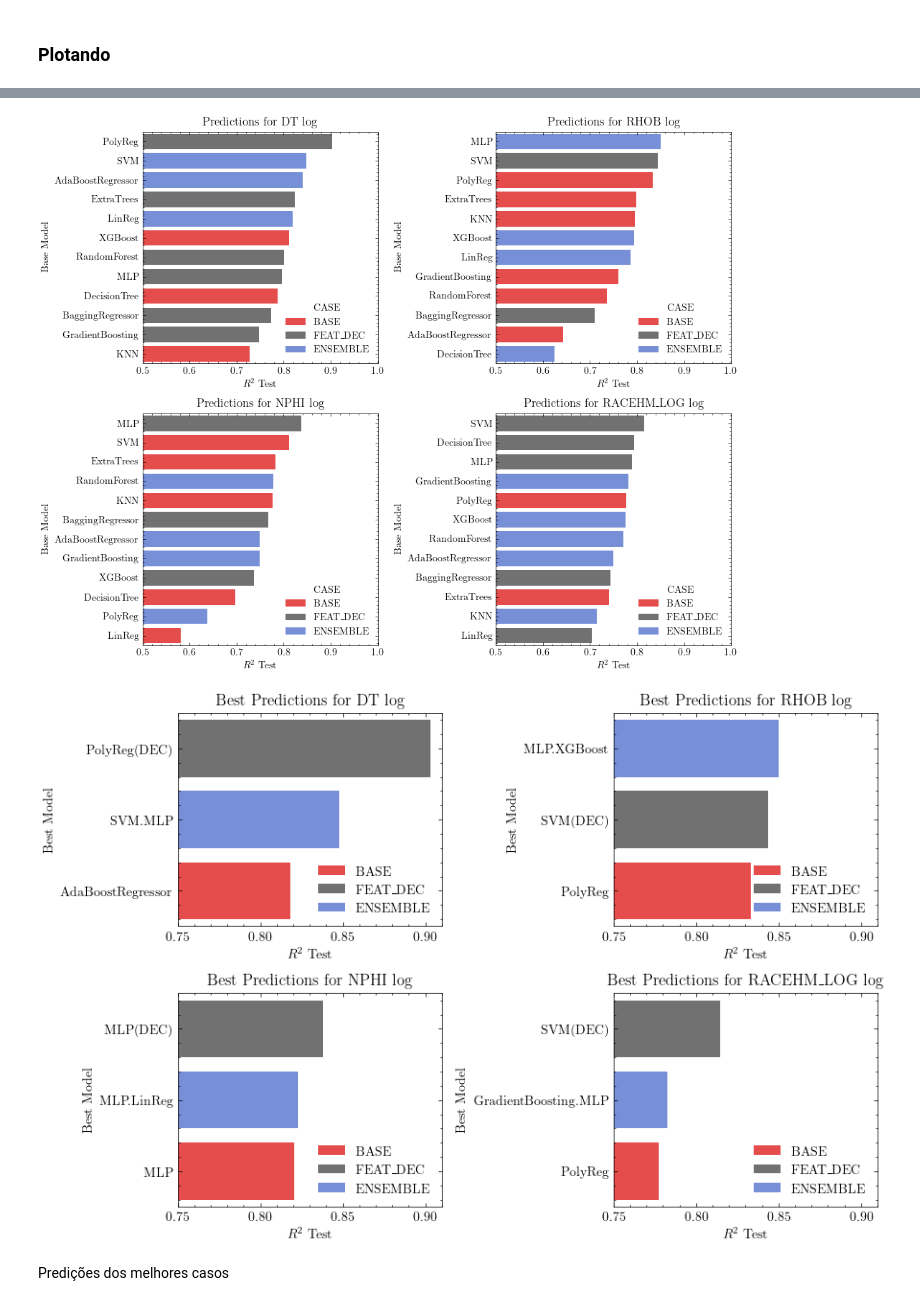
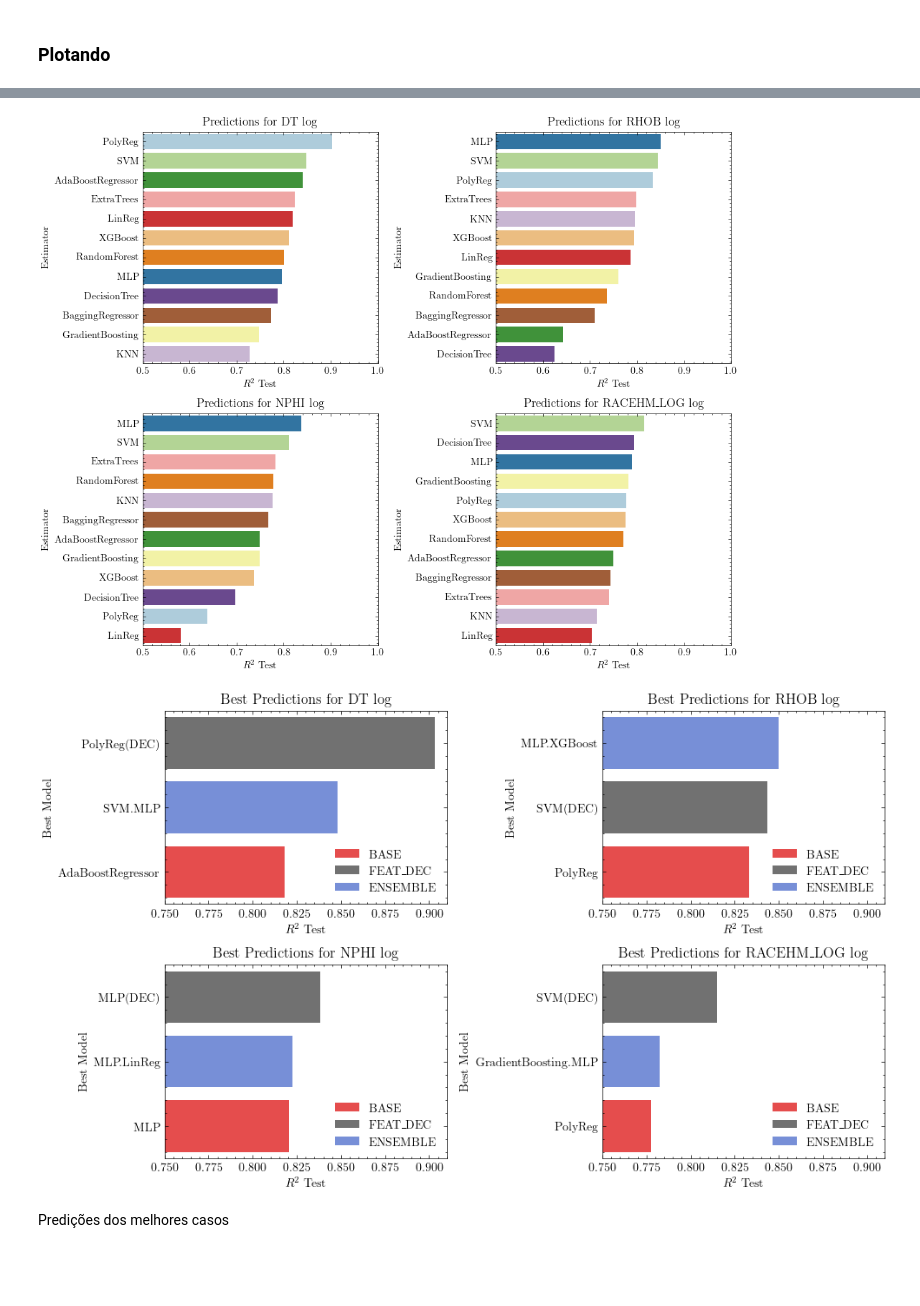
Before and after one commit to felipecostapereira/SYSID_well_logs, a Jupyter notebook: posproc_science_plots.ipynb, the cells around one changed output, grey strips where cells are left out. Cells and saved outputs as stored; diff of their text form; code cells hidden in the pictures; blank space fills up the shorter version.

```diff
--- a/posproc_science_plots.ipynb
+++ b/posproc_science_plots.ipynb
@@ -173,7 +173,7 @@ df_sum_class
 # %% [markdown]
 Sumarização por modelo
 # %%
-df_sum_model = df_results.drop_duplicates(subset=['BASE_MODEL', 'OUT'])
+df_sum_model = df_results.drop_duplicates(subset=['ESTIMATOR', 'OUT'])
 df_sum_model = df_sum_model.sort_values(['OUT','R2_TE'], ascending=False).reset_index(drop=True)
 df_sum_model
 # %% [output]
@@ -197,7 +197,9 @@ df_sum_model
 # %% [markdown]
 ### Plotando
 # %%
-dfbest = df_results.sort_values(['OUT','R2_TE'], ascending=False).reset_index(drop=True).groupby('OUT')
-dfbest = dfbest.head(12)
+# dfbest = df_results.sort_values(['OUT','R2_TE'], ascending=False).reset_index(drop=True).groupby('OUT')
+# dfbest = df_results.sort_values(['OUT','R2_TE'], ascending=False).reset_index(drop=True).groupby(['CASE','OUT'])
+dfbest = df_results.sort_values(['OUT','R2_TE'], ascending=False).reset_index(drop=True).groupby(['CASE','OUT'])
+dfbest = dfbest.head(5)
 dfbest
 # %% [output]
@@ -222,22 +224,21 @@ dfbest
 myPalette = ['r', '0.3', '#4169E1']
 # %%
 lim=(0.6,1)
-figsize = (12,8)
+figsize = (10,8)
 
 fig, ax = plt.subplots(2, 2, figsize=figsize)
 ax = ax.flat
 
 # fig.suptitle('')
 
-for i, var in enumerate(dfbest['OUT'].unique()):
+for i, var in enumerate(df_results['OUT'].unique()):
     sns.barplot(data=dfbest[dfbest['OUT']==var], x='R2_TE', y='MODEL', hue='CASE', ax=ax[i], hue_order=dfbest['CASE'].unique()[::-1], palette=myPalette, alpha=0.8);
     ax[i].set_title(f' Predictions for {var} log')
     ax[i].set_xlabel('$R^2$ Test')
-    ax[i].set_ylabel('Base Model')
-    # ax[i].legend().remove()
-    # if i==3: ax[i].legend()
+    ax[i].set_ylabel('Model')
+    ax[i].legend(loc='lower right')
     ax[i].set_xlim(lim)
     plt.tight_layout()
 
-fig.savefig(f'./Images/bars_model.pdf', format='pdf')
+fig.savefig(f'./Images/bars_model_5bestPerClass.pdf', format='pdf')
 # %% [output]
@@ -245,45 +246,43 @@ fig.savefig(f'./Images/bars_model.pdf', format='pdf')
 # %%
 lim=(0.5,1)
+# lim=(0.5,.91)
 figsize = (10,8)
 
 fig, ax = plt.subplots(2, 2, figsize=figsize)
 ax = ax.flat
 
-# fig.suptitle('')
-
 for i, var in enumerate(df_results['OUT'].unique()):
-    sns.barplot(data=df_sum_model[df_sum_model['OUT']==var], x='R2_TE', y='BASE_MODEL', hue='CASE', ax=ax[i], hue_order=dfbest['CASE'].unique()[::-1], palette=myPalette, alpha=0.8);
+    # sns.barplot(data=df_sum_model[df_sum_model['OUT']==var], x='R2_TE', y='ESTIMATOR', hue='CASE', ax=ax[i], hue_order=dfbest['CASE'].unique()[::-1], palette=myPalette, alpha=0.8);
+    sns.barplot(data=df_sum_model[df_sum_model['OUT']==var], x='R2_TE', y='ESTIMATOR', hue='ESTIMATOR', hue_order=df_results['ESTIMATOR'].unique(), ax=ax[i], palette='Paired');
     ax[i].set_title(f' Predictions for {var} log')
     ax[i].set_xlabel('$R^2$ Test')
-    ax[i].set_ylabel('Base Model')
-    # ax[i].legend().remove()
-    # if i==3: ax[i].legend()
+    ax[i].set_ylabel('Estimator')
     ax[i].set_xlim(lim)
     plt.tight_layout()
 
-fig.savefig(f'./Images/bars_base_model.pdf', format='pdf')
+fig.savefig(f'./Images/bars_estimator.pdf', format='pdf')
 # %% [output]
-[figure, old version]
+[figure, new version]
 # %%
 lim=(0.75,0.91)
-figsize = (9,6)
+figsize = (10,6)
 
 fig, ax = plt.subplots(2, 2, figsize=figsize)
 ax = ax.flat
 
 for i, var in enumerate(df_results['OUT'].unique()):
     sns.barplot(data=df_sum_class[df_sum_class['OUT']==var], x='R2_TE', y='MODEL', hue='CASE', ax=ax[i], palette=myPalette, hue_order=dfbest['CASE'].unique()[::-1], alpha=0.8);
     ax[i].set_title(f'Best Predictions for {var} log')
     ax[i].set_xlabel('$R^2$ Test')
     ax[i].set_ylabel('Best Model')
     ax[i].legend(loc='lower right')
     # if i==3: ax[i].legend(loc='lower right')
     ax[i].set_xlim(lim)
     plt.tight_layout()
 
-fig.savefig(f'./Images/bars_best.pdf', format='pdf')
+fig.savefig(f'./Images/bars_best_models.pdf', format='pdf')
 # %% [output]
-[figure, old version]
+[figure, new version]
 # %% [markdown]
 Predições dos melhores casos
 # %%
```
Also changed, not shown: parts of 14 cells of this notebook, 12 other files.
